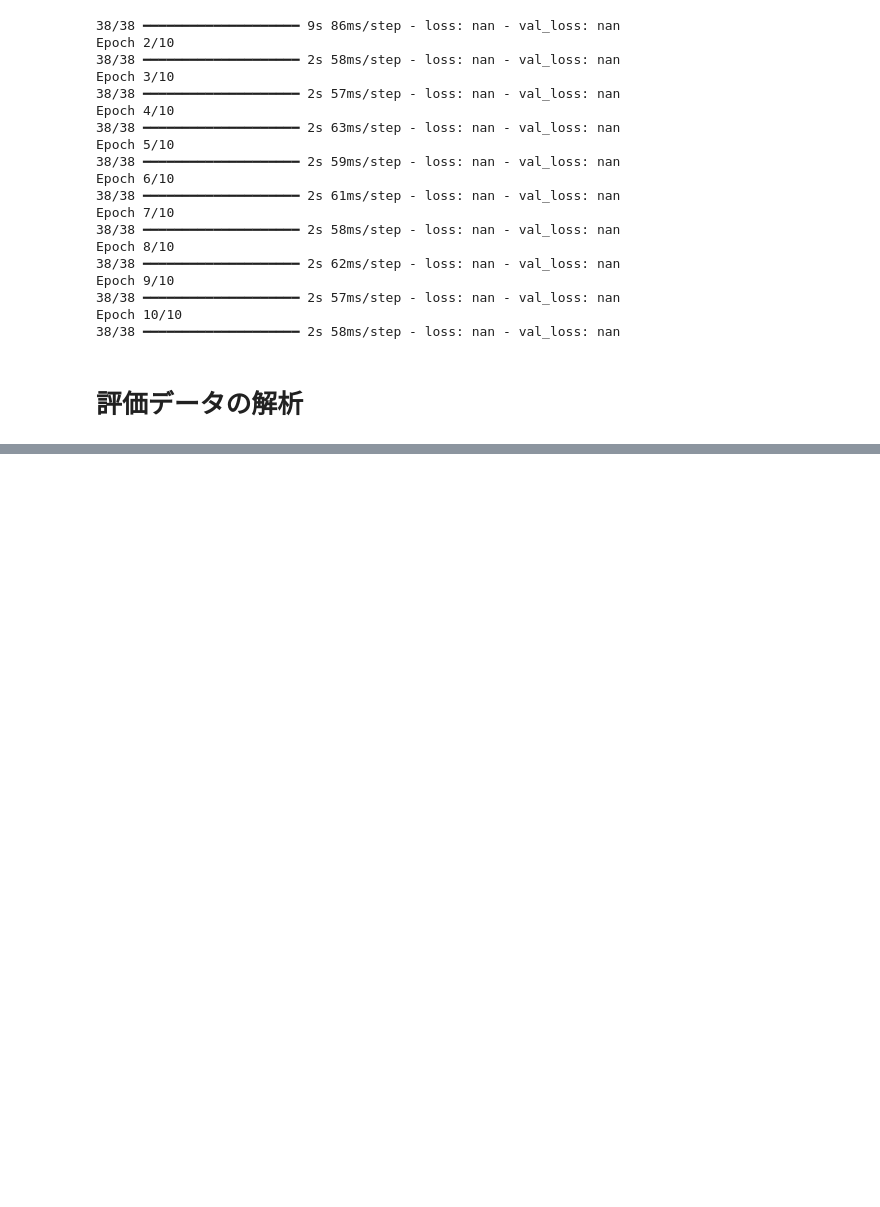
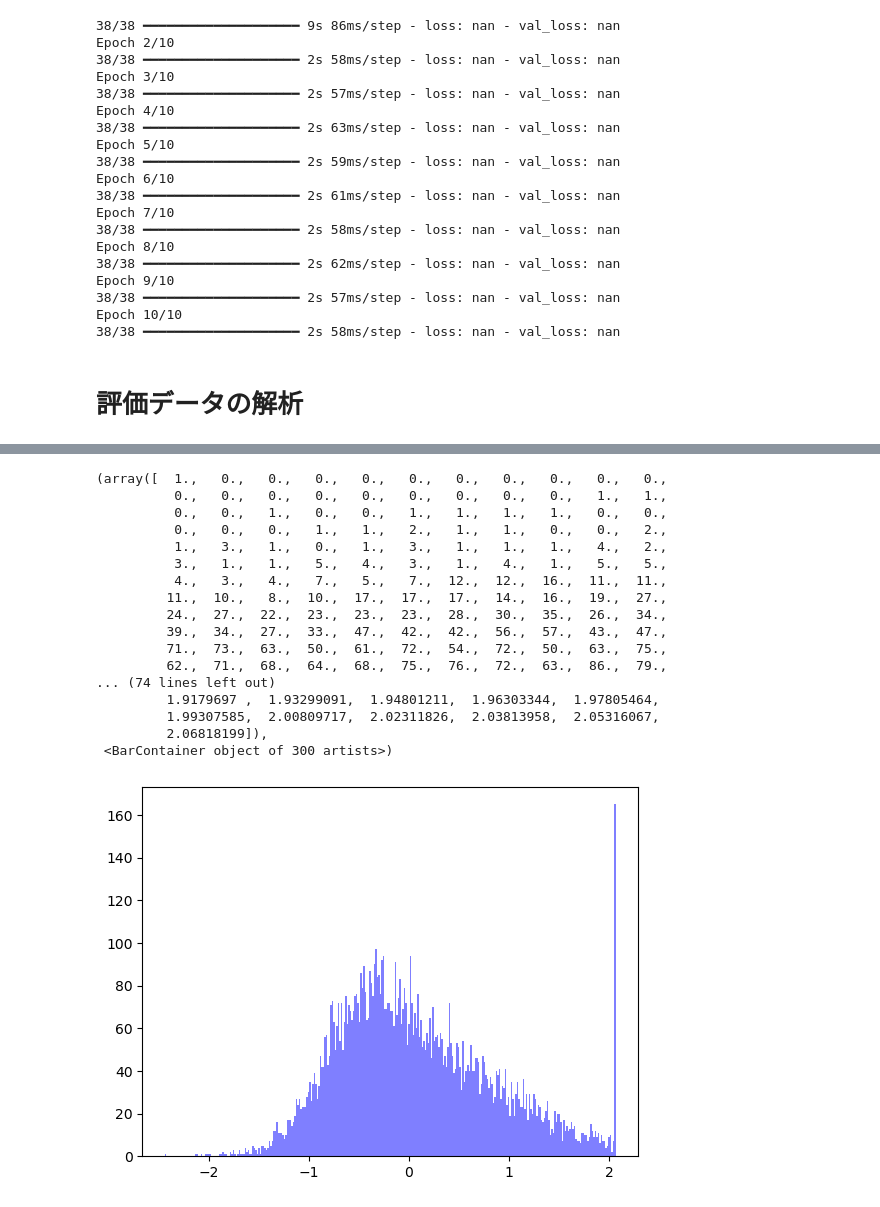
Before and after one commit to Yuumae1/machine_learning, a Jupyter notebook: notebook/geosciAI2024.ipynb, the cells around one changed output, grey strips where cells are left out. Drawn from its saved outputs; the diff is of its cells as text; code cells hidden in the pictures; blank space fills up the shorter version.

```diff
--- a/notebook/geosciAI2024.ipynb
+++ b/notebook/geosciAI2024.ipynb
@@ -524,0 +539,21 @@ print(rmse, rmse_ensemble)
+# %%
+plt.hist((predicts[0] - ans_mean) / ans_std, bins=300, alpha=0.5, color='blue', label='Predicted')
+# %% [output]
+(array([  1.,   0.,   0.,   0.,   0.,   0.,   0.,   0.,   0.,   0.,   0.,
+          0.,   0.,   0.,   0.,   0.,   0.,   0.,   0.,   0.,   1.,   1.,
+          0.,   0.,   1.,   0.,   0.,   1.,   1.,   1.,   1.,   0.,   0.,
+          0.,   0.,   0.,   1.,   1.,   2.,   1.,   1.,   0.,   0.,   2.,
+          1.,   3.,   1.,   0.,   1.,   3.,   1.,   1.,   1.,   4.,   2.,
+          3.,   1.,   1.,   5.,   4.,   3.,   1.,   4.,   1.,   5.,   5.,
+          4.,   3.,   4.,   7.,   5.,   7.,  12.,  12.,  16.,  11.,  11.,
+         11.,  10.,   8.,  10.,  17.,  17.,  17.,  14.,  16.,  19.,  27.,
+         24.,  27.,  22.,  23.,  23.,  23.,  28.,  30.,  35.,  26.,  34.,
+         39.,  34.,  27.,  33.,  47.,  42.,  42.,  56.,  57.,  43.,  47.,
+         71.,  73.,  63.,  50.,  61.,  72.,  54.,  72.,  50.,  63.,  75.,
+         62.,  71.,  68.,  64.,  68.,  75.,  76.,  72.,  63.,  86.,  79.,
+... (74 lines left out)
+         1.9179697 ,  1.93299091,  1.94801211,  1.96303344,  1.97805464,
+         1.99307585,  2.00809717,  2.02311826,  2.03813958,  2.05316067,
+         2.06818199]),
+ <BarContainer object of 300 artists>)
+[figure, added]
```
Also changed, not shown: parts of 7 cells of this notebook, 1 other file.
